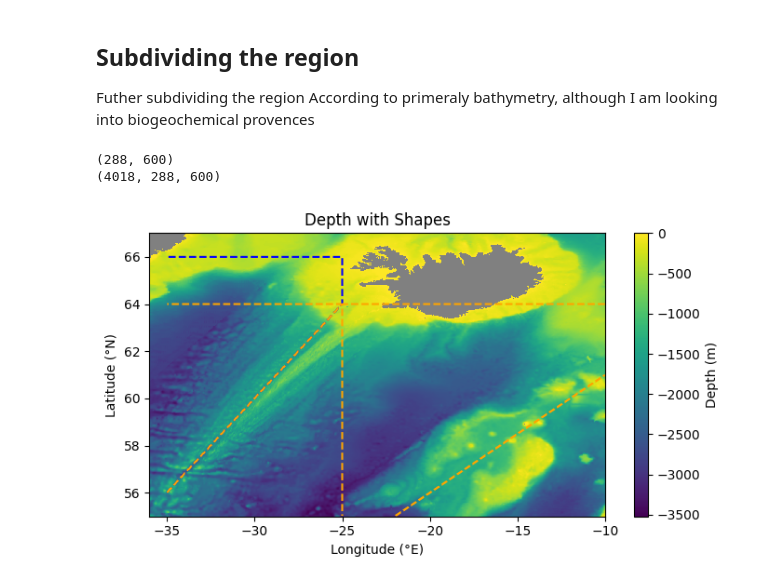
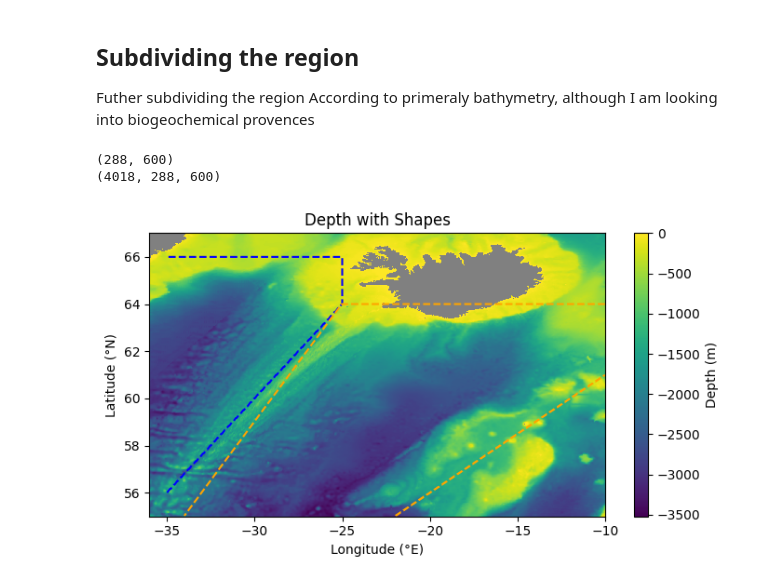
Before and after one commit to ROYVNZ/Masters, a Jupyter notebook: Scripts/Satellite_data.ipynb, the cells around one changed output. Cells and saved outputs as stored; diff of their text form; code cells hidden in the pictures.

```diff
--- a/Scripts/Satellite_data.ipynb
+++ b/Scripts/Satellite_data.ipynb
@@ -217,3 +217,22 @@ plt.tight_layout()
 plt.show()
 # %% [output]
 [figure]
+# %%
+bathy = bathy.sel(latitude=slice(55, 67), longitude=slice(-36, -10))
+
+bathy_on_chl = bathy["z"].interp(
+    longitude=CHL[lon_name],
+    latitude=CHL[lat_name],
+    method="linear",
+)
+
+# Isolating CHL using Bathymetry data in areas deeper than 1500m
+CHL = CHL.where(bathy_on_chl < -1500)
+# %%
+# Monthly means, 12-month climatology.
+CHL_mon = CHL.resample(time='MS').mean()
+CHL_clim12 = CHL_mon.groupby('time.month').mean('time')           # (month, lat, lon)
+CHL_annual_mean = CHL_clim12.mean('month')                             # (lat, lon)
+
+lon = CHL[lon_name].values
+lat = CHL[lat_name].values
@@ -229,61 +300,88 @@ print(CHL.shape)
 
 Shape1 = np.full(LON.shape, True)
 
-#Creating a squares
-# assuming you already have:
-# LON, LAT = np.meshgrid(lon, lat)
+# Creating shapes to isolate basins
 
+# Shape 1 Isolating the Ismingter Basin
 lat_min = 56 + 0.8*(LON + 35)          # diagonal lower boundary
 
 Shape1 = (
-    (LON >= -35) & (LON <= -25) &      # between the longitudes
-    (LAT >= lat_min) &                 # above the diagonal
-    (LAT <= 66)                        # below 66°N
+    (LON >= -35) & (LON <= -25) &
+    (LAT >= lat_min) &
+    (LAT <= 66)
 )
 
-# Given LON, LAT from np.meshgrid(lon, lat)
 
-# Lower boundary is piecewise by longitude:
-#  -35..-25 : diagonal from (-35,56) to (-25,64)
-#  -25..-22 : flat at 55
-#  -22..-10 : diagonal from (-22,55) to (-10,61)
-lat_lower = np.where(
+# Shape 2 (attempting) Isolating the Icelanding Basin
+
+# Domain longitudes for Shape2
+lon_min, lon_max = -34.0, -10.0
+
+# Upper boundary
+lat_upper = np.where(
     LON <= -25,
-    56 + 0.8*(LON + 35),                 # slope = (64-56)/( -25 - (-35)) = 0.8
-    np.where(
-        LON <= -22,
-        55.0,
-        55 + 0.5*(LON + 22)              # slope = (61-55)/( -10 - (-22)) = 0.5
-    )
+    LON + 89.0,          # diagonal: (-34,55) -> (-25,64), slope = 1
+    64.0                 # flat top from -25 to -10
 )
 
-# Upper boundary is flat at 64 everywhere inside
-lat_upper = 64.0
+# Lower boundary
+lat_lower = np.where(
+    LON <= -22,
+    55.0,                # flat bottom from -34 to -22
+    66.0 + 0.5*LON       # diagonal: (-22,55) -> (-10,61)
+)
 
-# Valid longitude band for the polygon is [-35, -10]
-Shape2 = (LON >= -35) & (LON <= -10) & (LAT >= lat_lower) & (LAT <= lat_upper)
+Shape2 = (
+    (LON >= lon_min) & (LON <= lon_max) &
+    (LAT >= lat_lower) &
+    (LAT <= lat_upper)
+)
 
 bathy = bathy.sel(latitude=slice(55, 67), longitude=slice(-36, -10))
 
+# Plotting Bathymetry
 fig, ax = plt.subplots(figsize=(7,4))
 cc = bathy.z.plot(ax=ax, x='longitude', y='latitude', add_colorbar=False)  # xarray handles coords
 plt.colorbar(cc, ax=ax, label='Depth (m)')
 
 ax.set_title("Depth with Shapes")
 ax.set_xlabel("Longitude (°E)")
 ax.set_ylabel("Latitude (°N)")
 ax.set_facecolor("gray")
 
 # Overlay your shapes (must match same coord system)
 ax.contour(LON, LAT, Shape1, colors='blue', linewidths=1.5, linestyles='--', label='Shape 1')
 ax.contour(LON, LAT, Shape2, colors='orange', linewidths=1.5, linestyles='--', label='Shape 2')
 
 plt.tight_layout()
 plt.show()
 
+# Robust color scale for positive CHL values (log scale)
+_vals = CHL_annual_mean.values
+_pos = _vals[(np.isfinite(_vals)) & (_vals > 0)]
+_vmin, _vmax = np.nanquantile(_pos, [0.02, 0.98])
+
+fig, ax = plt.subplots(figsize=(7,4))
+cc = ax.pcolormesh(
+    lon, lat, CHL_annual_mean.values,
+    cmap='Greens', norm=colors.LogNorm(vmin=float(_vmin), vmax=float(_vmax)),
+    shading='auto'
+)
+plt.colorbar(cc, ax=ax, label='CHL (mg/m^-3)')
+ax.set_title("CHL Annual Mean")
+ax.set_xlabel("Longitude (°E)")
+ax.set_ylabel("Latitude (°N)")
+ax.set_facecolor("gray")
+
+# Adding Shapes to CHL graph for reference
+ax.contour(LON, LAT, Shape1, colors='blue', linewidths=1.5, linestyles='--', label='Shape 1')
+ax.contour(LON, LAT, Shape2, colors='orange', linewidths=1.5, linestyles='--', label='Shape 2')
+plt.tight_layout()
+plt.show()
+
 Shape1_CHL = CHL.where(Shape1)
 Shape2_CHL = CHL.where(Shape2)
 # %% [output]
 (288, 600)
 (4018, 288, 600)
-[figure, old version]
+[figure, new version]
```
Also changed, not shown: parts of 18 cells of this notebook.
